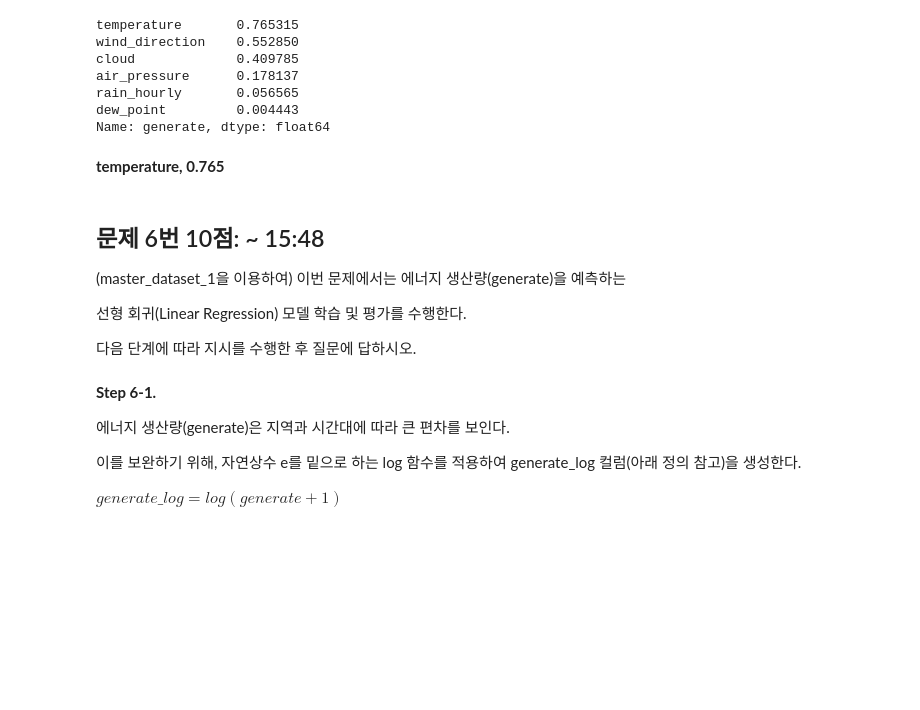
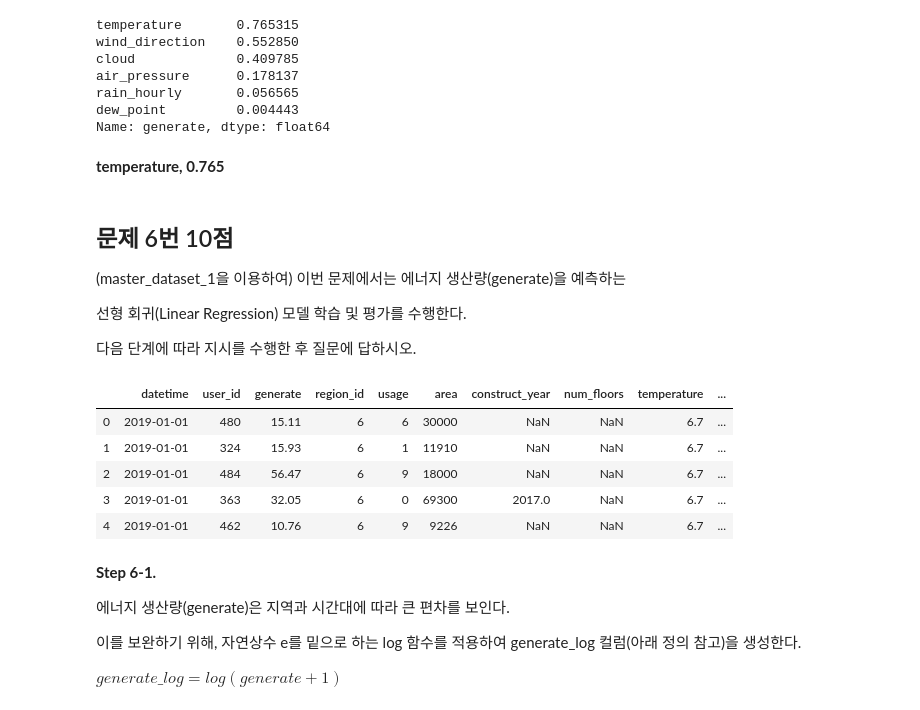
Before and after one commit to sunkusun9/prods_pro, a Jupyter notebook: prof2103_prob2.ipynb, the cells around one changed output. Drawn from its saved outputs; the diff is of its cells as text; code cells hidden in the pictures; blank space fills up the shorter version.

```diff
--- a/prof2103_prob2.ipynb
+++ b/prof2103_prob2.ipynb
@@ -609,16 +616,25 @@ air_pressure      0.178137
 rain_hourly       0.056565
 dew_point         0.004443
 Name: generate, dtype: float64
-# %% [markdown]
-**temperature, 0.765**
+# %% [markdown]
+**temperature, 0.765**
 # %% [markdown]
-## 문제 6번 10점: ~ 15:48
+## 문제 6번 10점
 
 (master_dataset_1을 이용하여) 이번 문제에서는 에너지 생산량(generate)을 예측하는
 
 선형 회귀(Linear Regression) 모델 학습 및 평가를 수행한다.
 
 다음 단계에 따라 지시를 수행한 후 질문에 답하시오.
+# %%
+df_master_dataset.head()
+# %% [output]
+|  | datetime | user_id | generate | region_id | usage | area | construct_year | num_floors | temperature | ... |
+| 0 | 2019-01-01 | 480 | 15.11 | 6 | 6 | 30000 | NaN | NaN | 6.7 | ... |
+| 1 | 2019-01-01 | 324 | 15.93 | 6 | 1 | 11910 | NaN | NaN | 6.7 | ... |
+| 2 | 2019-01-01 | 484 | 56.47 | 6 | 9 | 18000 | NaN | NaN | 6.7 | ... |
+| 3 | 2019-01-01 | 363 | 32.05 | 6 | 0 | 69300 | 2017.0 | NaN | 6.7 | ... |
+| 4 | 2019-01-01 | 462 | 10.76 | 6 | 9 | 9226 | NaN | NaN | 6.7 | ... |
 # %% [markdown]
 **Step 6-1.**
 
```
Also changed, not shown: parts of 29 cells of this notebook.
